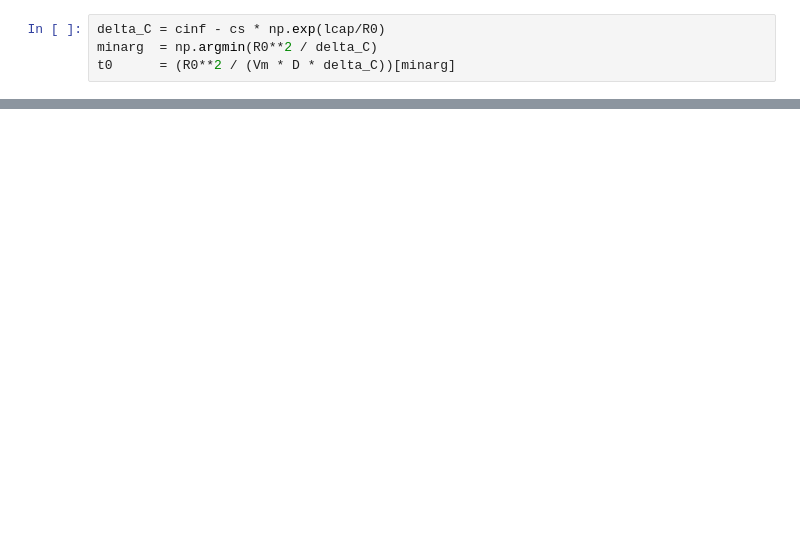
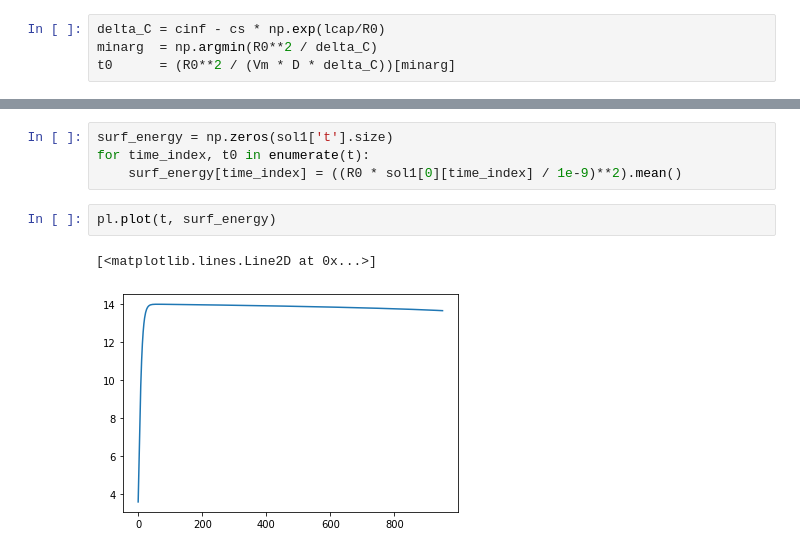
Before and after one commit to WDash1/MMSC-Nanoparticles-Case-Study, a Jupyter notebook: distribution_evolution.ipynb, the cells around one changed output, grey strips where cells are left out. Drawn from its saved outputs; the diff is of its cells as text; blank space fills up the shorter version.

```diff
--- a/distribution_evolution.ipynb
+++ b/distribution_evolution.ipynb
@@ -47,0 +74,9 @@ for time_index, t0 in enumerate(t):
+# %%
+surf_energy = np.zeros(sol1['t'].size)
+for time_index, t0 in enumerate(t):
+    surf_energy[time_index] = ((R0 * sol1[0][time_index] / 1e-9)**2).mean()
+# %%
+pl.plot(t, surf_energy)
+# %% [output]
+[<matplotlib.lines.Line2D at 0x...>]
+[figure, added]
```
Also changed, not shown: parts of 12 cells of this notebook, 12 other files.
